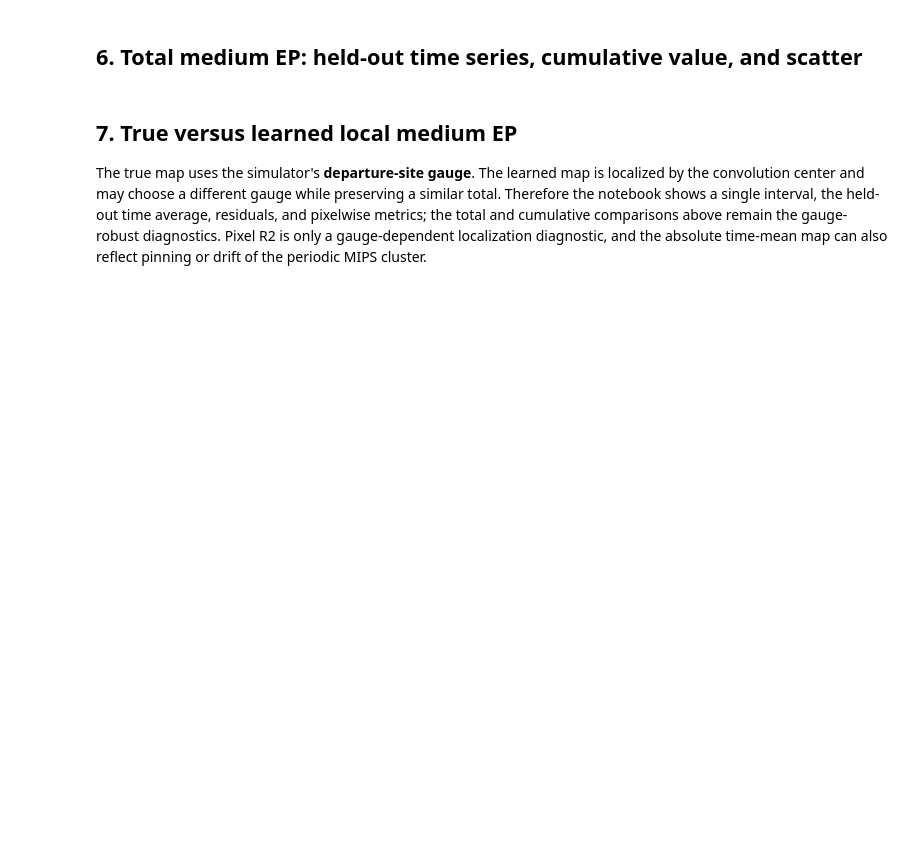
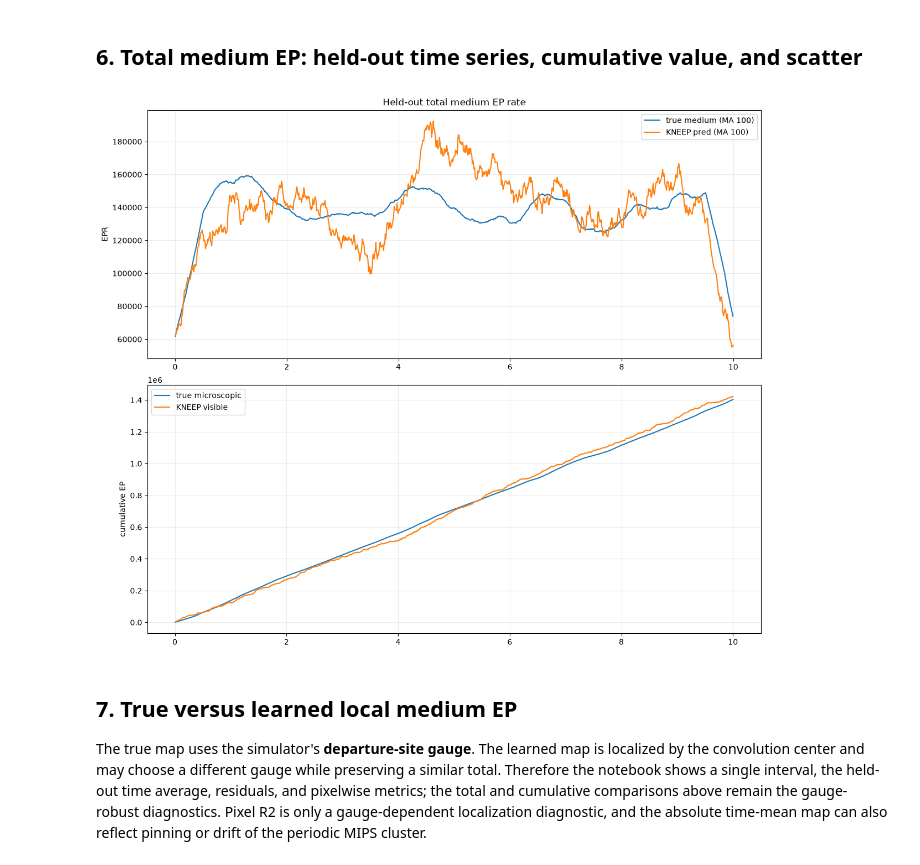
Before and after one commit to 2DHvN/CNEEP_v2, a Jupyter notebook: notebooks/Corr_LatticeABP_TC.ipynb, the cells around one changed output. Cells and saved outputs as stored; diff of their text form; code cells hidden in the pictures; blank space fills up the shorter version.

```diff
--- a/notebooks/Corr_LatticeABP_TC.ipynb
+++ b/notebooks/Corr_LatticeABP_TC.ipynb
@@ -70,7 +70,7 @@ def find_repo_root(start=None):
     )
 
 
-ROOT = find_repo_root()
+ROOT = find_repo_root("/home/ldh041203/projects/CNEEP_v2")
 if str(ROOT) not in sys.path:
     sys.path.insert(0, str(ROOT))
 
@@ -511,12 +558,19 @@ print("channel std:", channel_std.flatten().numpy())
 # %% [markdown]
 ## 4. KNEEP_2D model and unsupervised objective
 # %%
+opt.lr = 1e-2
+opt.wd = 1e-5
+opt.n_iter = 5000
+opt.model_type = "MultiScaleK_2D"
+opt.k_kernel_geometry = "Euclidean"
+from models.NEEP_K_2DF import MultiScaleK_2DF
+
 # Make model initialization and random pair batches independent of whether the
 # trajectory was simulated or loaded from cache.
 torch.manual_seed(opt.seed)
 np.random.seed(opt.seed)
 torch.cuda.manual_seed_all(opt.seed)
-model = MultiScaleK_2D(opt).to(opt.device)
+model = MultiScaleK_2DF(opt).to(opt.device)
 optimizer = torch.optim.AdamW(model.parameters(), lr=opt.lr, weight_decay=opt.wd)
 print(f"model parameters: {sum(p.numel() for p in model.parameters()):,}")
 
@@ -765,50 +848,39 @@ def moving_average(values, window):
     window = max(1, min(int(window), len(values)))
     return np.convolve(values, np.ones(window) / window, mode="same")
 
 
 n_pairs_per_test_replica = test_video.shape[1] - 1
 time_mid = result["times"][:-1].numpy() + 0.5 * dt_saved
 time_end = result["times"][1:].numpy()
 plot_slice = slice(0, n_pairs_per_test_replica)  # first held-out replica
 smooth_window = min(100, max(1, n_pairs_per_test_replica // 10))
 
-fig, axes = plt.subplots(3, 1, figsize=(12, 10), constrained_layout=True)
+fig, axes = plt.subplots(2, 1, figsize=(12, 10), constrained_layout=True)
 axes[0].plot(
     time_mid,
     moving_average(gt_total_rate[plot_slice], smooth_window),
-    label=f"true microscopic (MA {smooth_window})",
+    label=f"true medium (MA {smooth_window})",
 )
 axes[0].plot(
     time_mid,
     moving_average(pred_total_rate[plot_slice], smooth_window),
-    label=f"KNEEP visible (MA {smooth_window})",
+    label=f"KNEEP pred (MA {smooth_window})",
 )
-axes[0].set_ylabel("medium EP rate")
+axes[0].set_ylabel("EPR")
 axes[0].set_title("Held-out total medium EP rate")
 axes[0].legend()
 axes[0].grid(alpha=0.25)
 
 axes[1].plot(time_end, np.cumsum(gt_total_inc.numpy()[plot_slice]), label="true microscopic")
 axes[1].plot(time_end, np.cumsum(pred_total_inc.numpy()[plot_slice]), label="KNEEP visible")
 axes[1].set_ylabel("cumulative EP")
 axes[1].legend()
 axes[1].grid(alpha=0.25)
 
-axes[2].scatter(gt_total_rate, pred_total_rate, s=9, alpha=0.35)
-lo = float(min(gt_total_rate.min(), pred_total_rate.min()))
-hi = float(max(gt_total_rate.max(), pred_total_rate.max()))
-axes[2].plot([lo, hi], [lo, hi], "k--", lw=1, label="identity")
-axes[2].set_xlabel("true microscopic medium EP rate")
-axes[2].set_ylabel("KNEEP visible EP rate")
-axes[2].set_title(
-    f"Held-out pairs: r={total_metrics['pearson_r']:.3f}, "
-    f"raw R2={total_metrics['raw_r2']:.3f}"
-)
-axes[2].legend()
-axes[2].grid(alpha=0.25)
-
 fig.savefig(current_result_folder / "total_medium_ep_comparison.png", dpi=160)
 plt.show()
+# %% [output]
+[figure, added]
 # %% [markdown]
 ## 7. True versus learned local medium EP
 
```
Also changed, not shown: parts of 12 cells of this notebook, 5 other files.
